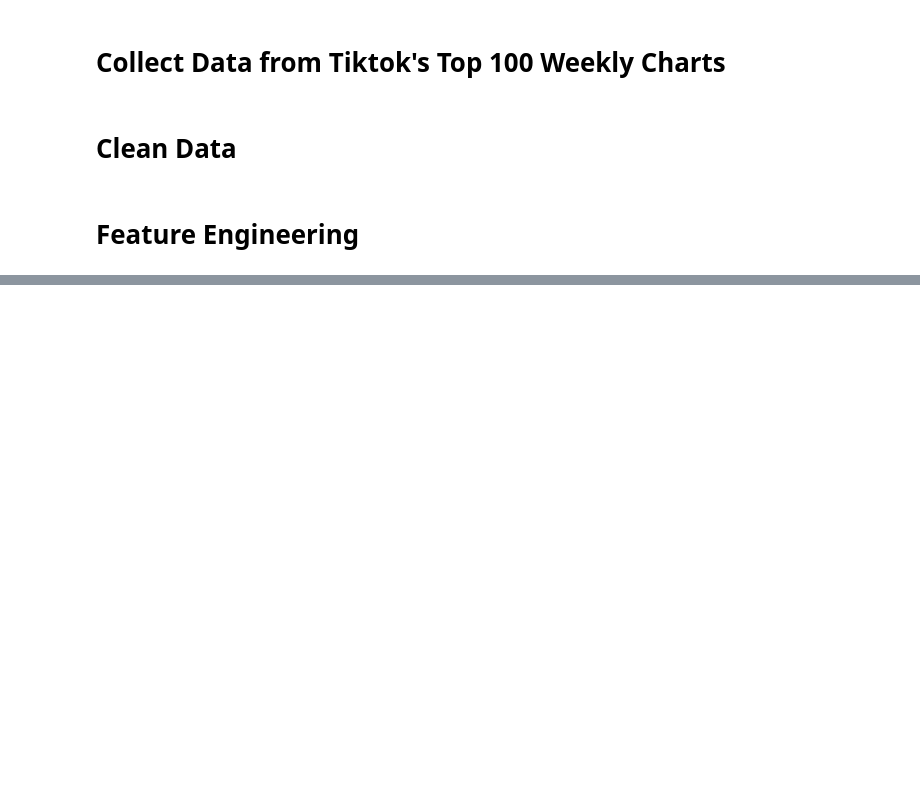
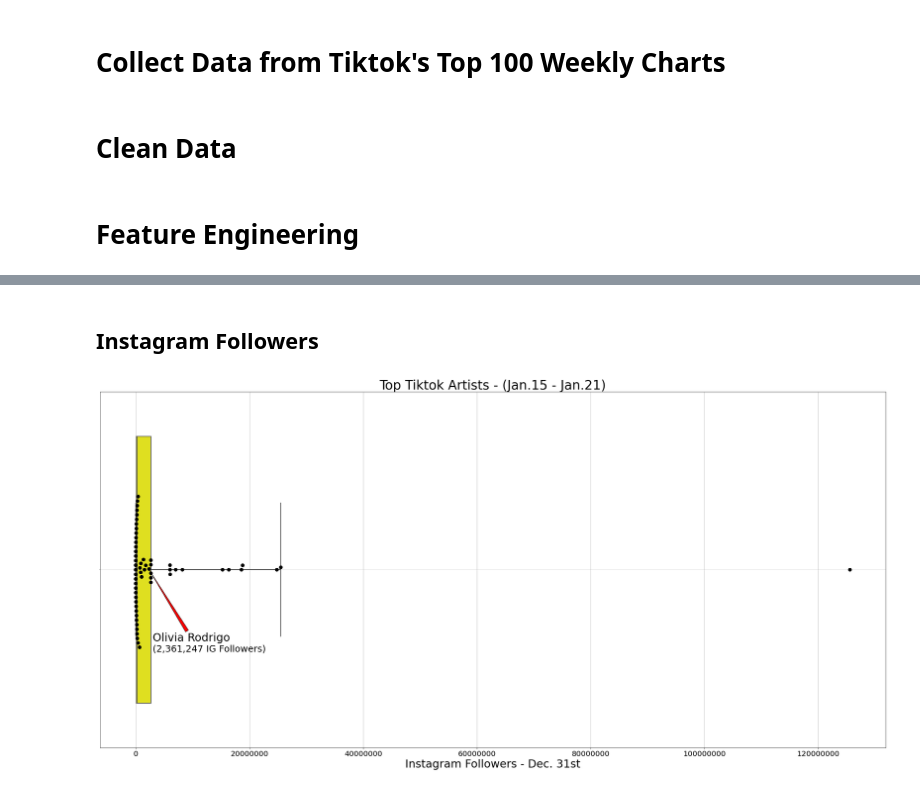
Before and after one commit to jacksonbull87/bull-analytics, a Jupyter notebook: blog3/Code for Blog3.ipynb, the cells around one changed output, grey strips where cells are left out. Drawn from its saved outputs; the diff is of its cells as text; code cells hidden in the pictures; blank space fills up the shorter version.

```diff
--- a/blog3/Code for Blog3.ipynb
+++ b/blog3/Code for Blog3.ipynb
@@ -97,0 +179,5 @@ for track_id in parsed_data['cm_id']:
+# %%
+#save dataset
+# top_tktracks.to_csv('data/tiktok_artists.csv', index_label='index')
+#read in dataset
+top_tktracks = pd.read_csv('data/tiktok_artists.csv', index_col=0)
@@ -97,0 +207,40 @@ for track_id in parsed_data['cm_id']:
+# %% [markdown]
+## Instagram Followers
+# %%
+from matplotlib.pyplot import *
+
+fig = figure(figsize=(30,15))  # define the figure window
+ax1  = fig.add_subplot(111)   # define the axis
+sns.boxplot(top_tktracks['IG_f31'], fliersize=1,linewidth=2, whis=30,width=.75, color='yellow')
+sns.swarmplot(data=top_tktracks,x=top_tktracks['IG_f31'], color='black', size=10)
+plt.title('Top Tiktok Artists - (Jan.15 - Jan.21)', fontsize=35)
+plt.xlabel('Instagram Followers - Dec. 31st', fontsize=30)
+plt.ticklabel_format(style='plain', axis='x') #change xaxis from sci to plain style
+
+#annotate outlier data point
+plt.annotate('Olivia Rodrigo',xy=(2361247.0,0),xytext=(2961247.0,.2) ,arrowprops=dict(facecolor='red', arrowstyle='wedge'),
+                                                                                       fontsize=30)
+plt.annotate('(2,361,247 IG Followers)',xy=(2361247.0,0),xytext=(2961247.0,.23),
+                                                                                       fontsize=25)
+# num=0
+# ya=.1
+# yb=.1
+# for track in top_tktracks.iterrows():
+#     if track[1]['IG_f31'] <= top_tktracks['IG_f31'].quantile(.75) and track[1]['IG_f21'] > top_tktracks['IG_f21'].quantile(.75):
+#         if (num % 2) == 0:
+#             plt.annotate(track[1]['artist'], xy=(track[1]['IG_f31'], 0),xytext=(track[1]['IG_f31'], ya),
+#                      arrowprops=dict(facecolor='red', arrowstyle='wedge'), fontsize=30)
+#             num+=1
+#             ya+=.1
+#         else:
+#             plt.annotate(track[1]['artist'], xy=(track[1]['IG_f31'], 0),xytext=(track[1]['IG_f31'], yb),
+#                      arrowprops=dict(facecolor='red', arrowstyle='wedge'), fontsize=30)
+#             num+=1
+#             yb+=.1
+plt.tick_params(axis='x', which='major', labelsize=20)
+plt.grid(axis='both')
+# plt.savefig('visuals/ig_f31.jpeg')
+plt.tight_layout()
+plt.show()
+# %% [output]
+[figure, added]
```
Also changed, not shown: parts of 56 cells of this notebook.
